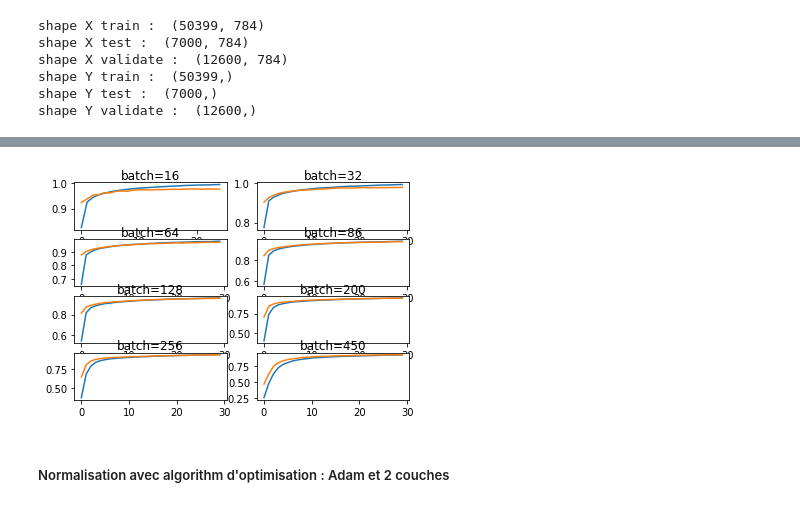
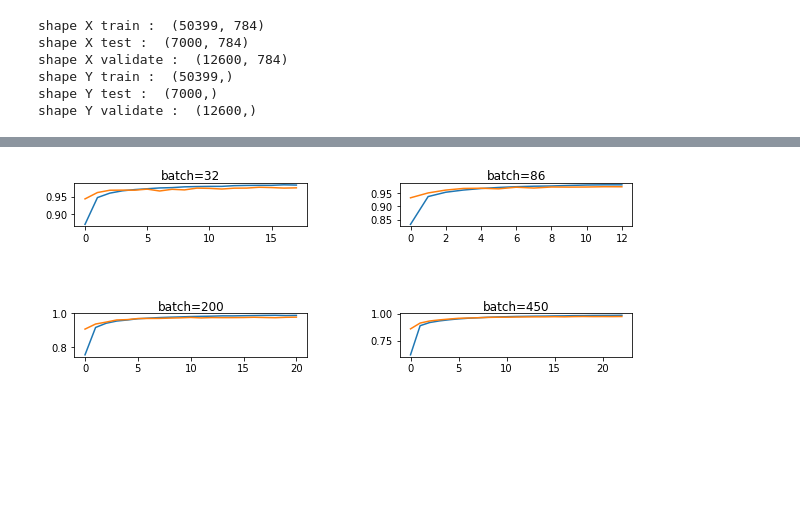
Before and after one commit to hibiga/MLP---MNIST, a Jupyter notebook: RDN.ipynb, the cells around one changed output, grey strips where cells are left out. Drawn from its saved outputs; the diff is of its cells as text; code cells hidden in the pictures; blank space fills up the shorter version.

```diff
--- a/RDN.ipynb
+++ b/RDN.ipynb
@@ -549,2 +603,0 @@ Saved trained model at ./results/model6_adam
-# %%
-train, test, validate = data_preparation(train_org, test_org, validate_org, norm_application=True)
@@ -615,18 +661,3 @@ Description de l'expérimentation 8
 * epochs: **30**
 * process image method: **[binary threshold](https://docs.opencv.org/3.4.0/d7/d4d/tutorial_py_thresholding.html)**
 * activation function: **relu**
-# %%
-model, model_fit, score = mlp_model(train_set=train,
-                                test_set=test,
-                                validate_set=validate,
-                                optimizer_name="adam",
-                                nb_hidden_layer=3,
-                                nb_cellules=128,
-                                batch_size=256,
-                                learning_rate=0.001,
-                                epochs=30,
-                                activation_function="relu")
-save_model(model, "model8_imgprc")
-all_scores["model8_imgprc"] = score
-all_models["model8_imgprc"] = model
-all_models_fit["model8_imgprc"] = model_fit
@@ -641,5 +699,5 @@ Saved trained model at ./results/model8_imgprc
 # %%
-train, test, validate = data_preparation(train_org, test_org, validate_org, process_img=False)
+train, test, validate = data_preparation(train_org, test_org, validate_org, process_img=False, standard_application=True)
 # %% [output]
 shape X train :  (50399, 784)
 shape X test :  (7000, 784)
@@ -652,21 +723,26 @@ shape Y validate :  (12600,)
 # %%
-batch_sizes = [16, 32, 64, 86, 128, 200, 256, 450]
+batch_sizes = [32, 86, 200, 450]
+plt.figure(figsize=(10, 8)).subplots_adjust(hspace=2, wspace=0.4)
 
 for i in range(len(batch_sizes)):
     model, model_fit, score = mlp_model(train_set=train,
-                                    test_set=test,
-                                    validate_set=validate,
-                                    optimizer_name="sgd",
-                                    nb_hidden_layer=3,
-                                    nb_cellules=128,
-                                    batch_size=batch_sizes[i],
-                                    learning_rate=0.001,
-                                    epochs=30,
-                                    activation_function="relu")
-    plot_no = 420 + (i+1)
+                                        test_set=test,
+                                        validate_set=validate,
+                                        optimizer_name="adam",
+                                        nb_hidden_layer=3,
+                                        nb_cellules=128,
+                                        batch_size=batch_sizes[i],
+                                        learning_rate=0.001,
+                                        epochs=30,
+                                        activation_function="sigmoid")
+    plot_no = 420 + (i + 1)
     plt.subplot(plot_no)
 
     plt.plot(model_fit.history['accuracy'], label='train')
-    plt.plot(model_fit.history['val_accuracy'], label='test')
-    plt.title('batch='+str(batch_sizes[i]), pad=-40)
+    plt.plot(model_fit.history['val_accuracy'], label='validate')
+    plt.title('batch=' + str(batch_sizes[i]), pad=-40)
+
+    all_scores["model_norm_"+str(batch_sizes[i])] = score
+    all_models["model_norm_"+str(batch_sizes[i])] = model
+    all_models_fit["model_norm_"+str(batch_sizes[i])] = model_fit
 # %% [output]
@@ -681,3 +753 @@ for i in range(len(batch_sizes)):
-[figure, old version]
+[figure, new version]
-# %% [markdown]
-##### Normalisation avec algorithm d'optimisation : Adam et 2 couches
```
Also changed, not shown: parts of 105 cells of this notebook.
